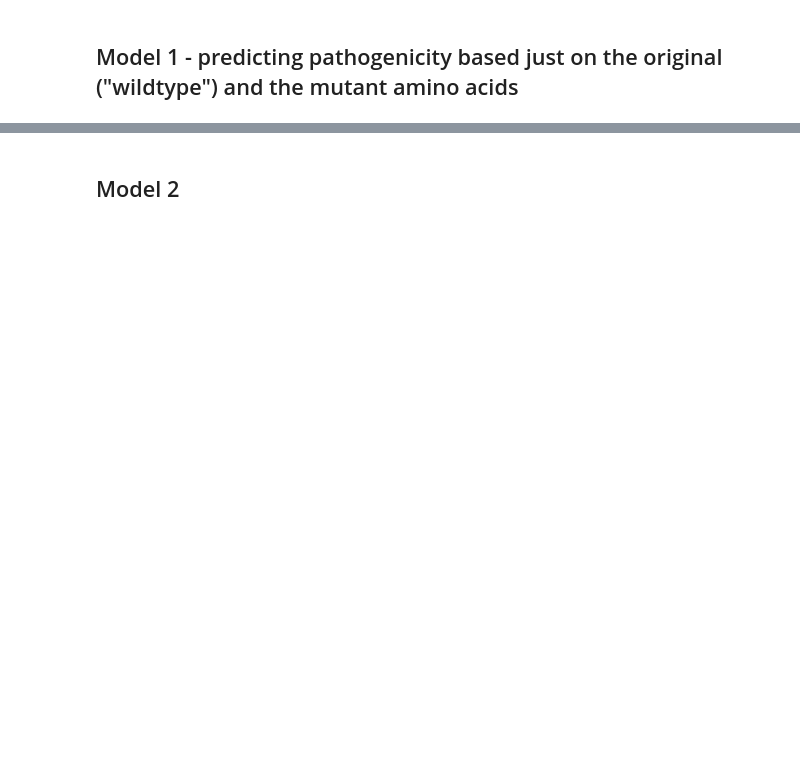
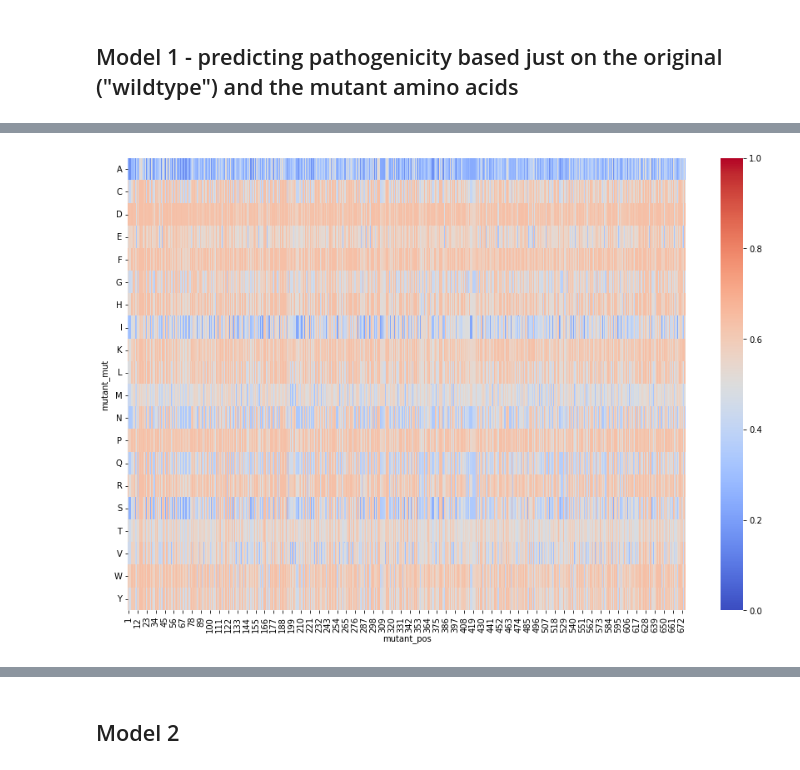
Before and after one commit to kpgbrock/CS89_VariantEffectPrediction, a Jupyter notebook: Code/demo_all_three_models.ipynb, the cells around one changed output, grey strips where cells are left out. Drawn from its saved outputs; the diff is of its cells as text; code cells hidden in the pictures; blank space fills up the shorter version.

```diff
--- a/Code/demo_all_three_models.ipynb
+++ b/Code/demo_all_three_models.ipynb
@@ -58,5 +63,5 @@ Drive already mounted at /content/drive; to attempt to forcibly remount, call dr
 # %%
 # Instantiate a Protein class for our protein (specified by Uniprot ID) of
 # interest
-uniprot = vep.Protein(uniprot_id)
+uniprot1 = vep.Protein(uniprot_id)
 # %%
@@ -85,0 +71,6 @@ uniprot.predictions
+# %%
+# Generate and plot a heat map for all possible single-site substitutions
+uniprot1.test_all_single_aa_subs(m1)
+uniprot1.plot_heatmap_pathogenicity()
+# %% [output]
+[figure, added]
```
Also changed, not shown: parts of 16 cells of this notebook, 20 other files.
